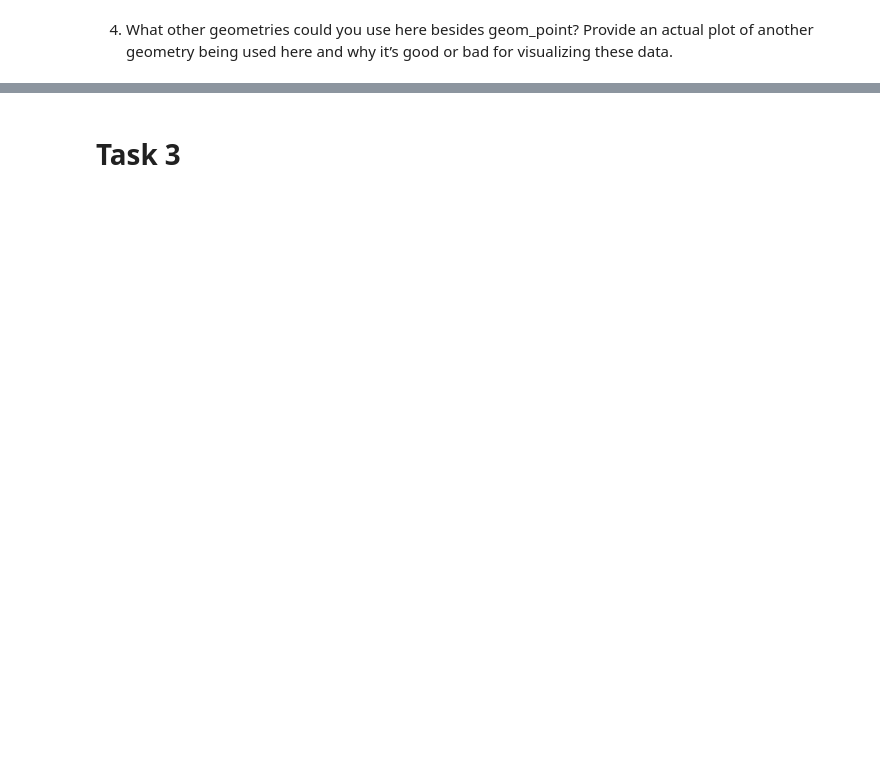
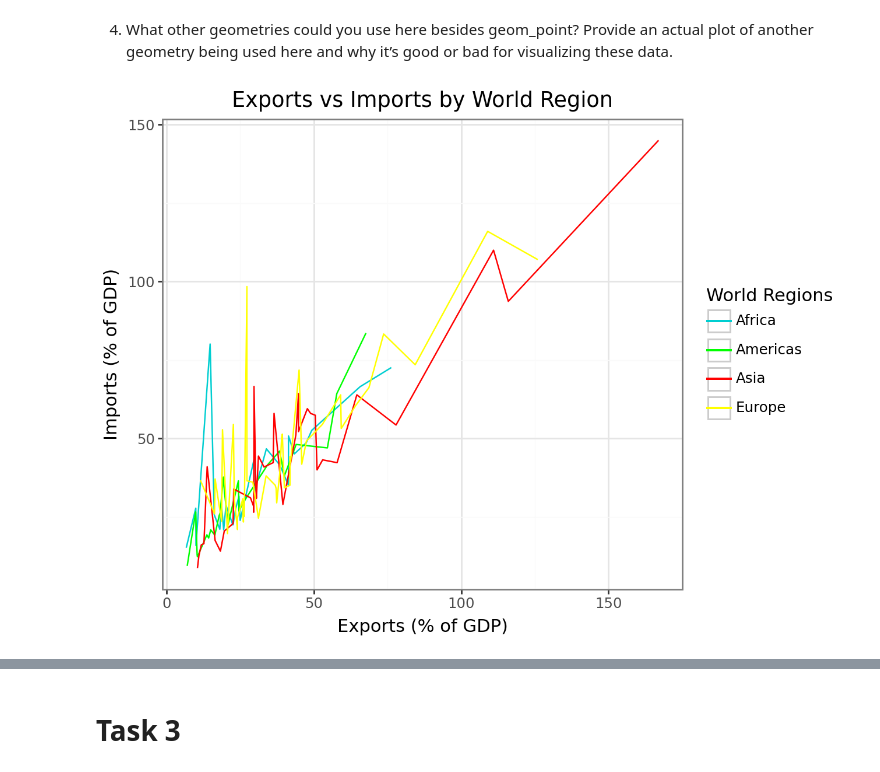
Before and after one commit to samricafrente/GSB-544, a Jupyter notebook: Labs/Lab-1/Lab-1.ipynb, the cells around one changed output, grey strips where cells are left out. Cells and saved outputs as stored; diff of their text form; code cells hidden in the pictures; blank space fills up the shorter version.

```diff
--- a/Labs/Lab-1/Lab-1.ipynb
+++ b/Labs/Lab-1/Lab-1.ipynb
@@ -53,2 +161,22 @@ q2.head()
 # %% [markdown]
 4. What other geometries could you use here besides geom_point? Provide an actual plot of another geometry being used here and why it’s good or bad for visualizing these data.
+# %%
+# Line plot
+(ggplot(q2.dropna(), aes(x='exports', y='imports', color='four_regions')) +
+    geom_line() +
+    theme_bw() +
+    labs(title = "Exports vs Imports by World Region",
+        x="Exports (% of GDP)",
+        y="Imports (% of GDP)",
+        color="World Regions") +
+    scale_color_manual(
+        values={
+            'africa': 'darkturquoise',
+            'americas': 'lime',
+            'asia': 'red',
+            'europe': 'yellow'
+        },
+        labels=['Africa', 'Americas', 'Asia', 'Europe']) +
+    guides(size=False))
+# %% [output]
+[figure, added]
```
Also changed, not shown: parts of 21 cells of this notebook, 4 other files.
